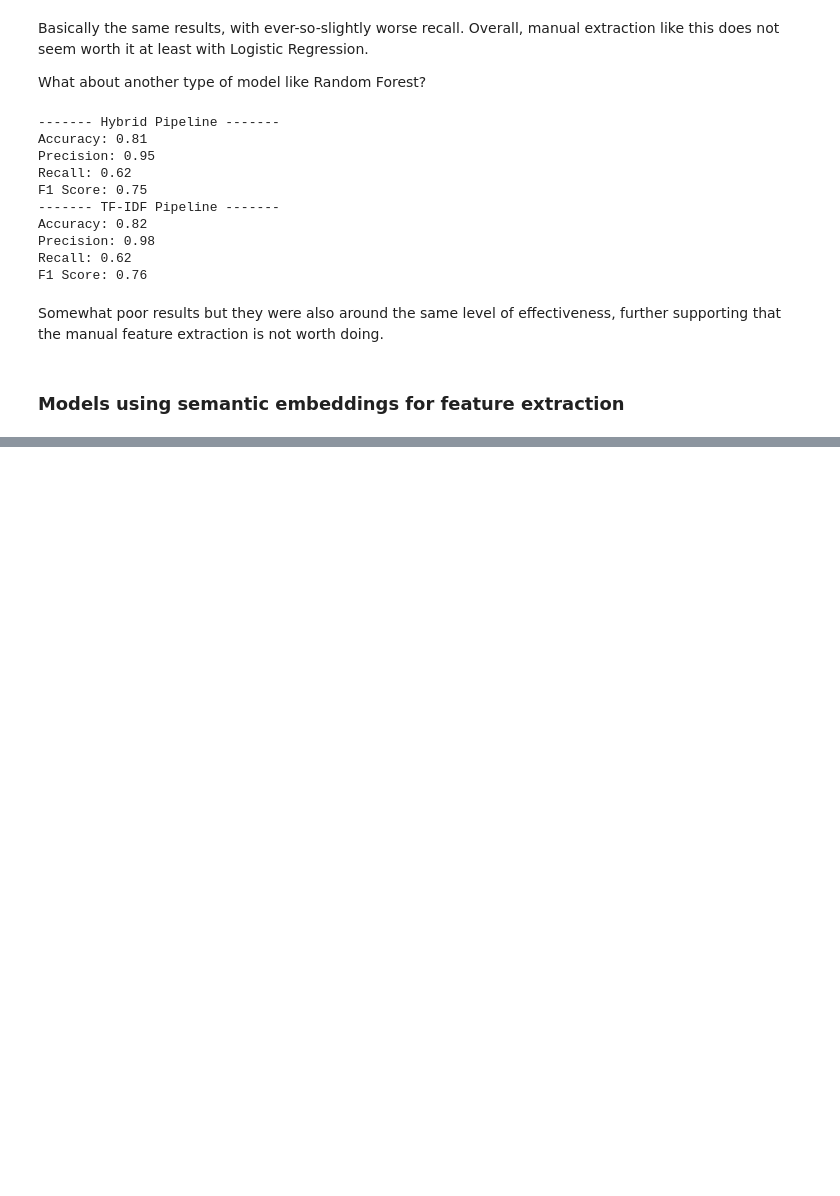
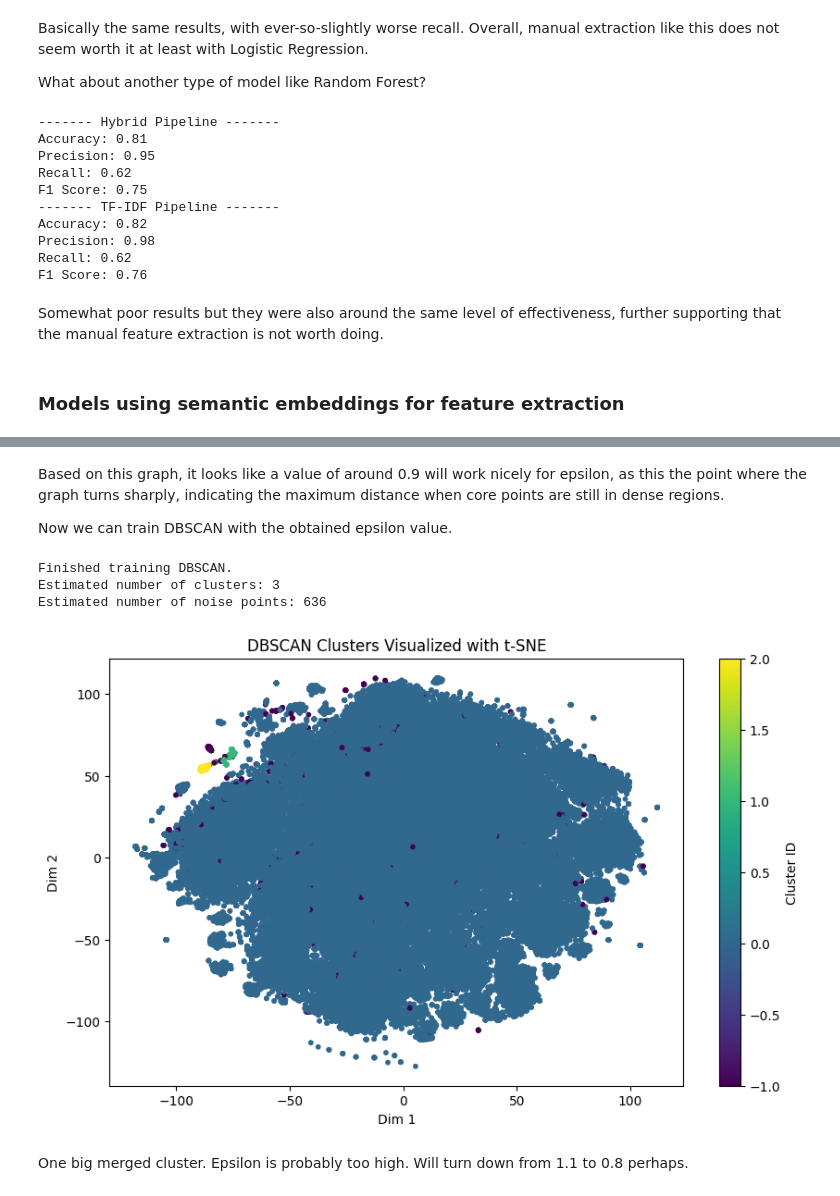
Before and after one commit to Erica-99/CTIP-misinfo-detection, a Jupyter notebook: model_training.ipynb, the cells around one changed output, grey strips where cells are left out. Saved outputs shown, nothing was run; the diff lists cells and outputs as text; code cells hidden in the pictures; blank space fills up the shorter version.

```diff
--- a/model_training.ipynb
+++ b/model_training.ipynb
@@ -385,0 +420,38 @@ Clustering will likely be done most effectively by using semantic embeddings.
+# %% [markdown]
+Based on this graph, it looks like a value of around 0.9 will work nicely for epsilon, as this the point where the graph turns sharply, indicating the maximum distance when core points are still in dense regions.
+
+Now we can train DBSCAN with the obtained epsilon value.
+# %%
+from sklearn.cluster import DBSCAN
+from sklearn.manifold import TSNE
+
+X = np.vstack(semantic_dataset['tokens'].apply(lambda tokens: document_vector(tokens, w2v_model)).to_numpy())
+
+dbscan = DBSCAN(eps=1.1, min_samples=128, metric='euclidean', n_jobs=-1) # Using euclidean because it is faster. n_jobs lets it do multicore processing to speed up. Also should be careful not to set epsilon too high or we will OOM.
+output_labels = dbscan.fit_predict(X)
+
+print("Finished running DBSCAN.")
+
+n_clusters = len(set(output_labels)) - (1 if -1 in output_labels else 0)
+n_noise = list(output_labels).count(-1)
+
+print(f"Estimated number of clusters: {n_clusters}")
+print(f"Estimated number of noise points: {n_noise}")
+
+# t-SNE Visualisation
+X_embedded = TSNE(n_components=2, random_state=17).fit_transform(X)
+
+plt.figure(figsize=(10, 6))
+plt.scatter(X_embedded[:, 0], X_embedded[:, 1], c=output_labels, s=10)
+plt.title("DBSCAN Clusters Visualized with t-SNE")
+plt.xlabel("Dim 1")
+plt.ylabel("Dim 2")
+plt.colorbar(label='Cluster ID')
+plt.show()
+# %% [output]
+Finished training DBSCAN.
+Estimated number of clusters: 3
+Estimated number of noise points: 636
+[figure, added]
+# %% [markdown]
+One big merged cluster. Epsilon is probably too high. Will turn down from 1.1 to 0.8 perhaps.
```
Also changed, not shown: parts of 9 cells of this notebook.
